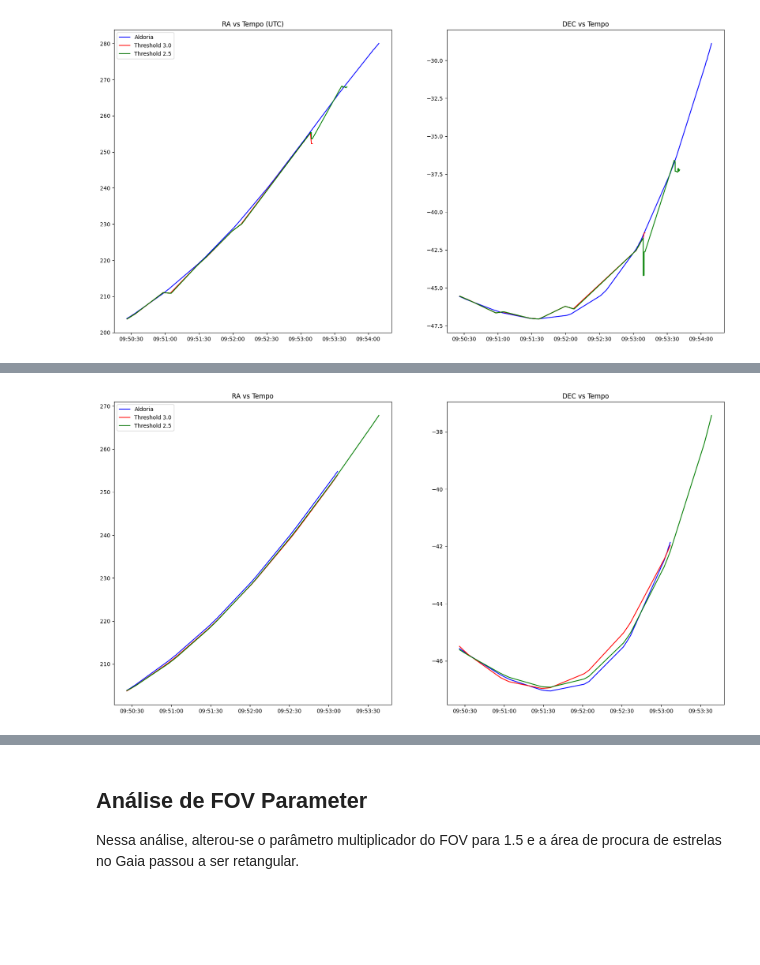
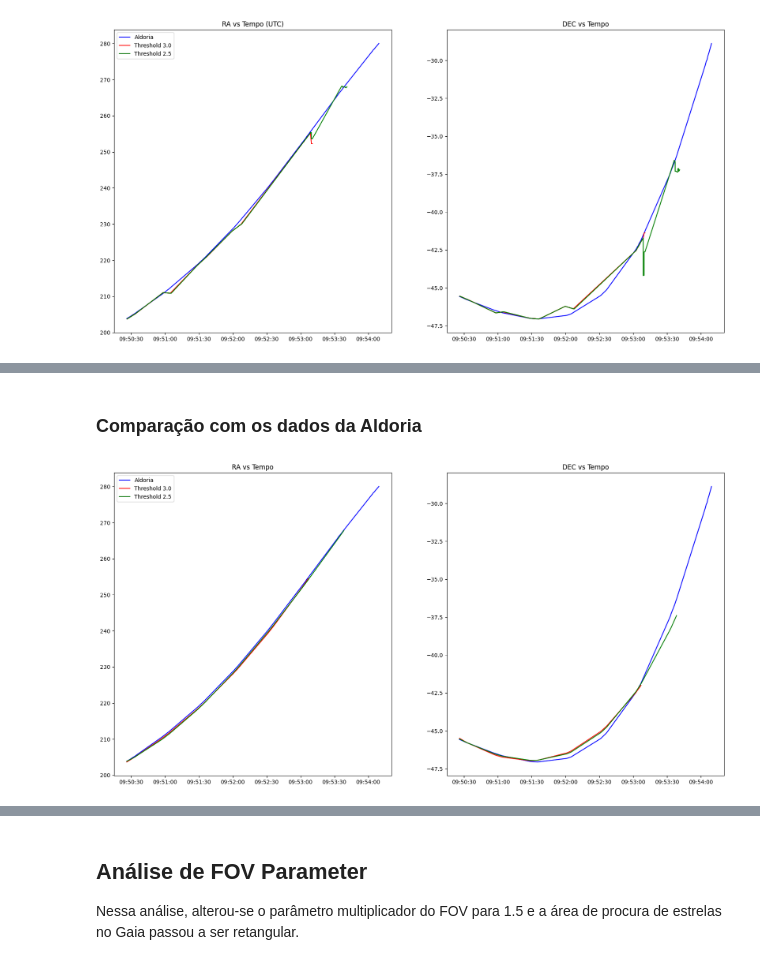
Before and after one commit to Rafa1914/spacepykit, a Jupyter notebook: data-exploration-notebook.ipynb, the cells around one changed output, grey strips where cells are left out. Cells and saved outputs as stored; diff of their text form; code cells hidden in the pictures; blank space fills up the shorter version.

```diff
--- a/data-exploration-notebook.ipynb
+++ b/data-exploration-notebook.ipynb
@@ -111,28 +134,60 @@ plt.show()
 # %%
 # Interpolação dos dados de 3.0 Threshold:
-tdm_30_fit = interpolar_dados(tdm_30,tdm_aldoria)
+tdm_30_fit = interpolar_dados(tdm_30,tdm_30)
 
 # Interpolação dos dados de 2.5 Threshold:
-tdm_25_fit = interpolar_dados(tdm_25,tdm_aldoria)
+tdm_25_fit = interpolar_dados(tdm_25,tdm_25)
+# %%
+# Filtragem a partir do RA
+std_ra = tdm_30_fit.describe().loc['std','Desvio RA (%)']
+mean_ra = tdm_30_fit.describe().loc['mean','Desvio RA (%)']
+third_quarter_ra = tdm_30_fit.describe().loc['75%','Desvio RA (%)']
+std_dec = tdm_30_fit.describe().loc['std','Desvio DEC (%)']
+mean_dec = tdm_30_fit.describe().loc['mean','Desvio DEC (%)']
+third_quarter_dec = tdm_30_fit.describe().loc['75%','Desvio DEC (%)']
+filter = (abs(tdm_30_fit['Desvio RA (%)'] - mean_ra) < 3.0*std_ra) & (abs(tdm_30_fit['Desvio DEC (%)'] - mean_dec) < 3.0*std_dec)
+# filter = (tdm_30_fit['Desvio RA (%)'] < third_quarter_ra) & (tdm_30_fit['Desvio DEC (%)'] < third_quarter_dec)
+# filter = (tdm_30_fit['Desvio RA (deg)'] < 0.25) & (tdm_30_fit['Desvio DEC (deg)'] < 0.25)
+time_filtered = tdm_30_fit[filter]['Tempo[s]']
+tdm_30_filtered = tdm_30.loc[tdm_30['Tempo[s]'].isin(time_filtered)]
+# %%
+# Filtragem a partir do RA
+std_ra = tdm_25_fit.describe().loc['std','Desvio RA (%)']
+mean_ra = tdm_25_fit.describe().loc['mean','Desvio RA (%)']
+third_quarter_ra = tdm_25_fit.describe().loc['75%','Desvio RA (%)']
+std_dec = tdm_25_fit.describe().loc['std','Desvio DEC (%)']
+mean_dec = tdm_25_fit.describe().loc['mean','Desvio DEC (%)']
+third_quarter_dec = tdm_25_fit.describe().loc['75%','Desvio DEC (%)']
+filter = (abs(tdm_25_fit['Desvio RA (%)'] - mean_ra) < 3.0*std_ra) & (abs(tdm_25_fit['Desvio DEC (%)'] - mean_dec) < 3.0*std_dec)
+# filter = (tdm_25_fit['Desvio RA (%)'] < third_quarter_ra) & (tdm_25_fit['Desvio DEC (%)'] < third_quarter_dec)
+# filter = (tdm_25_fit['Desvio RA (deg)'] < 0.25) & (tdm_25_fit['Desvio DEC (deg)'] < 0.25)
+time_filtered = tdm_25_fit[filter]['Tempo[s]']
+tdm_25_filtered = tdm_25.loc[tdm_25['Tempo[s]'].isin(time_filtered)]
+# %% [markdown]
+### Comparação com os dados da Aldoria
+# %%
+# Interpolação dos dados de 3.0 Threshold:
+tdm_30_fit = interpolar_dados(tdm_30_filtered,tdm_aldoria)
+
+# Interpolação dos dados de 2.5 Threshold:
+tdm_25_fit = interpolar_dados(tdm_25_filtered,tdm_aldoria)
 # %%
 plt.figure(figsize=(20,10))
 plt.subplot(1,2,1)
-t_12_max = (tdm_30_fit['Tempo[s]']).max()
-filter = (tdm_aldoria['Tempo[s]'] <= t_12_max)
-plt.plot(tdm_aldoria[filter]['Tempo (UTC)'],tdm_aldoria[filter]['RA[deg]'],color='blue')
+plt.plot(tdm_aldoria['Tempo (UTC)'],tdm_aldoria['RA[deg]'],color='blue')
 plt.plot(tdm_30_fit['Tempo (UTC)'],tdm_30_fit['RA[deg]'],color='red')
 plt.plot(tdm_25_fit['Tempo (UTC)'],tdm_25_fit['RA[deg]'],color='green')
 plt.legend(['Aldoria','Threshold 3.0', 'Threshold 2.5'])
 plt.title('RA vs Tempo')
 
 plt.subplot(1,2,2)
-plt.plot(tdm_aldoria[filter]['Tempo (UTC)'],tdm_aldoria[filter]['DEC[deg]'],color='blue')
+plt.plot(tdm_aldoria['Tempo (UTC)'],tdm_aldoria['DEC[deg]'],color='blue')
 plt.plot(tdm_30_fit['Tempo (UTC)'],tdm_30_fit['DEC[deg]'],color='red')
 plt.plot(tdm_25_fit['Tempo (UTC)'],tdm_25_fit['DEC[deg]'],color='green')
 plt.title('DEC vs Tempo')
 plt.show()
 # %% [output]
-[figure, old version]
+[figure, new version]
 # %%
 import numpy as np
 
```
Also changed, not shown: parts of 22 cells of this notebook.
